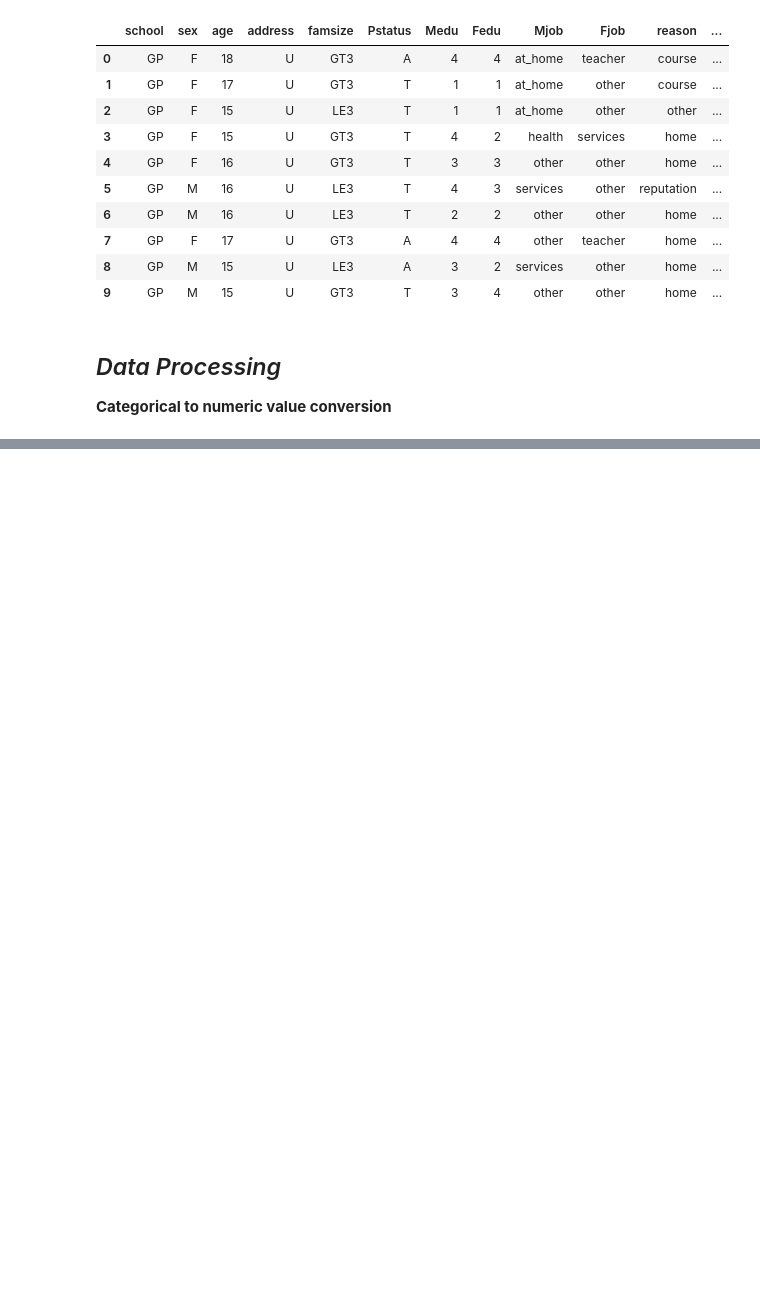
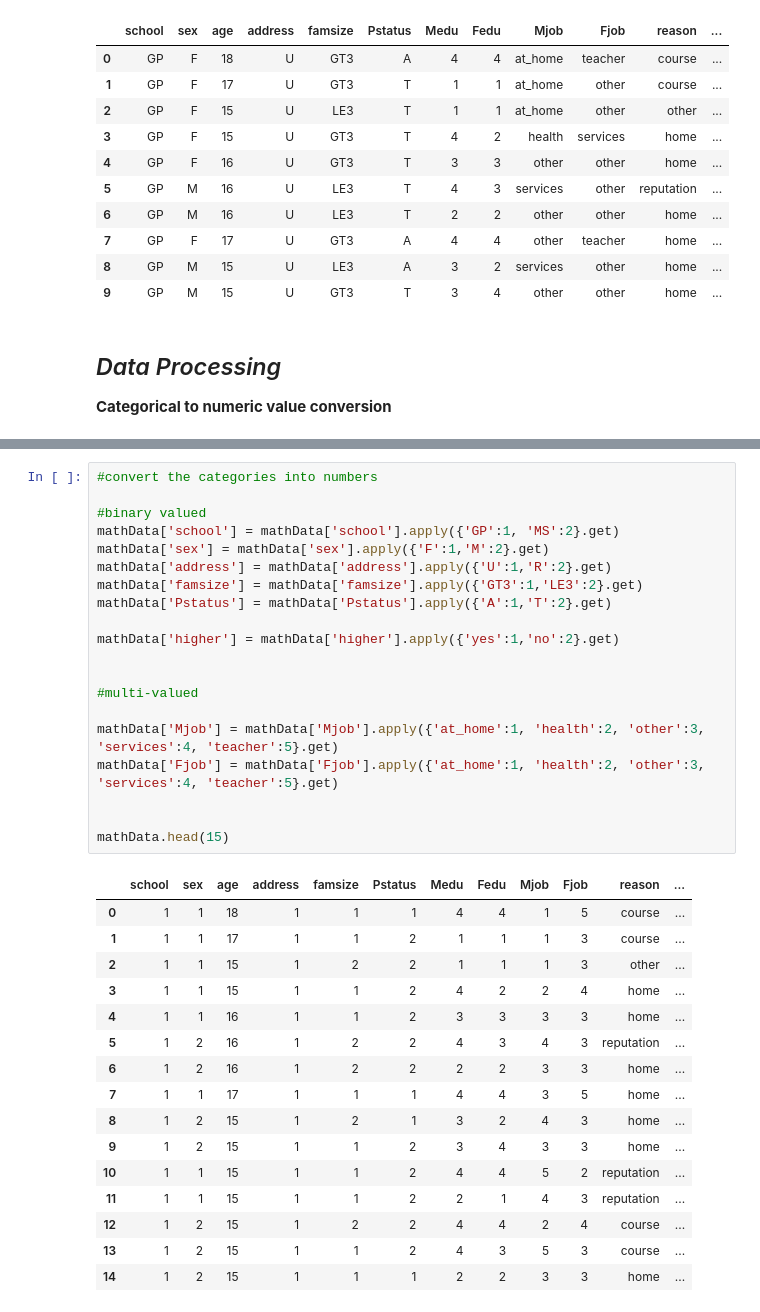
Before and after one commit to soumyakandari/EDA, a Jupyter notebook: 02_EDA.ipynb, the cells around one changed output, grey strips where cells are left out. Cells and saved outputs as stored; diff of their text form; blank space fills up the shorter version.

Commit message:
Data Processing (Categorical)

```diff
--- a/02_EDA.ipynb
+++ b/02_EDA.ipynb
@@ -64,0 +98,37 @@ mathData.head(10)  #print the first ten rows of the dataframe
+# %%
+#convert the categories into numbers
+
+#binary valued
+mathData['school'] = mathData['school'].apply({'GP':1, 'MS':2}.get)
+mathData['sex'] = mathData['sex'].apply({'F':1,'M':2}.get)
+mathData['address'] = mathData['address'].apply({'U':1,'R':2}.get)
+mathData['famsize'] = mathData['famsize'].apply({'GT3':1,'LE3':2}.get)
+mathData['Pstatus'] = mathData['Pstatus'].apply({'A':1,'T':2}.get)
+
+mathData['higher'] = mathData['higher'].apply({'yes':1,'no':2}.get)
+
+
+#multi-valued
+
+mathData['Mjob'] = mathData['Mjob'].apply({'at_home':1, 'health':2, 'other':3, 'services':4, 'teacher':5}.get)
+mathData['Fjob'] = mathData['Fjob'].apply({'at_home':1, 'health':2, 'other':3, 'services':4, 'teacher':5}.get)
+
+
+mathData.head(15)
+# %% [output]
+|  | school | sex | age | address | famsize | Pstatus | Medu | Fedu | Mjob | Fjob | reason | ... |
+| 0 | 1 | 1 | 18 | 1 | 1 | 1 | 4 | 4 | 1 | 5 | course | ... |
+| 1 | 1 | 1 | 17 | 1 | 1 | 2 | 1 | 1 | 1 | 3 | course | ... |
+| 2 | 1 | 1 | 15 | 1 | 2 | 2 | 1 | 1 | 1 | 3 | other | ... |
+| 3 | 1 | 1 | 15 | 1 | 1 | 2 | 4 | 2 | 2 | 4 | home | ... |
+| 4 | 1 | 1 | 16 | 1 | 1 | 2 | 3 | 3 | 3 | 3 | home | ... |
+| 5 | 1 | 2 | 16 | 1 | 2 | 2 | 4 | 3 | 4 | 3 | reputation | ... |
+| 6 | 1 | 2 | 16 | 1 | 2 | 2 | 2 | 2 | 3 | 3 | home | ... |
+| 7 | 1 | 1 | 17 | 1 | 1 | 1 | 4 | 4 | 3 | 5 | home | ... |
+| 8 | 1 | 2 | 15 | 1 | 2 | 1 | 3 | 2 | 4 | 3 | home | ... |
+| 9 | 1 | 2 | 15 | 1 | 1 | 2 | 3 | 4 | 3 | 3 | home | ... |
+| 10 | 1 | 1 | 15 | 1 | 1 | 2 | 4 | 4 | 5 | 2 | reputation | ... |
+| 11 | 1 | 1 | 15 | 1 | 1 | 2 | 2 | 1 | 4 | 3 | reputation | ... |
+| 12 | 1 | 2 | 15 | 1 | 2 | 2 | 4 | 4 | 2 | 4 | course | ... |
+| 13 | 1 | 2 | 15 | 1 | 1 | 2 | 4 | 3 | 5 | 3 | course | ... |
+| 14 | 1 | 2 | 15 | 1 | 1 | 1 | 2 | 2 | 3 | 3 | home | ... |
```
Also changed, not shown: parts of 2 cells of this notebook.
